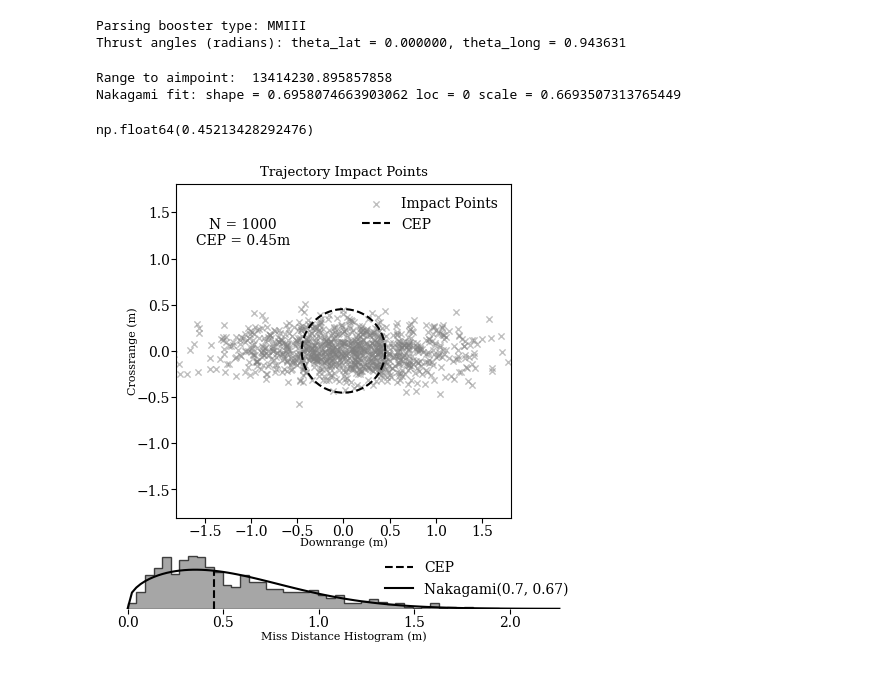
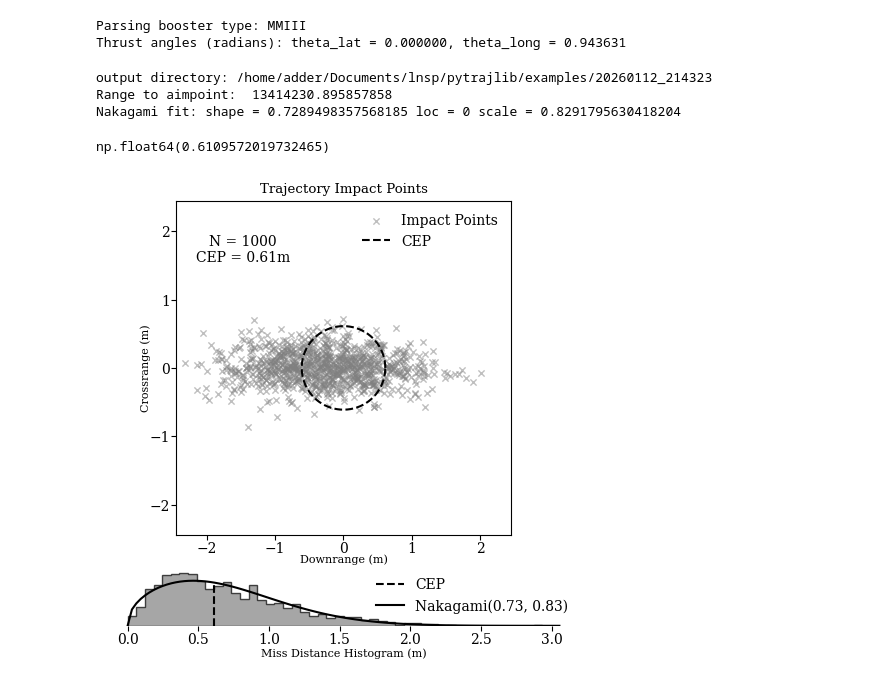
Before and after one commit to lmarthur/pytrajlib, a Jupyter notebook: examples/example.ipynb, the cells around one changed output. Drawn from its saved outputs; the diff is of its cells as text; code cells hidden in the pictures.

```diff
--- a/examples/example.ipynb
+++ b/examples/example.ipynb
@@ -3,36 +3,37 @@ from pytrajlib import plot, simulation
 # %%
 run_params = simulation.get_run_params()
 run_params["num_runs"] = 1000
 run_params["impact_output"] = 0
-run_params["traj_output"] = 0
+run_params["traj_output"] = 2
 run_params["booster_type"] = "mmiii"
-run_params["atm_model"] = 0
+# run_params["atm_model"] = 2
 run_params["rv_maneuv"] = 1
 run_params["rv_type"] = 1
 run_params["gnss_nav"] = 1
 run_params["ins_nav"] = 1
 
-run_params["initial_x_error"] = 0
-run_params["initial_pos_error"] = 0
-run_params["initial_vel_error"] = 0
-run_params["initial_angle_error"] = 0
+# run_params["initial_x_error"] = 0
+# run_params["initial_pos_error"] = 0
+# run_params["initial_vel_error"] = 0
+# run_params["initial_angle_error"] = 0
 # run_params["gyro_noise"] = 0
 
 # run_params["acc_scale_stability"] = 0
 # run_params["acc_scale_stability"] = 1e-6
 # run_params["gyro_bias_stability"] = 0
 # run_params["grav_error"] = 0
 # run_params["gnss_noise"] = 0
 
 
 
 
 impact_data = simulation.run(run_params)
 plot.impact(run_params=run_params, data=impact_data)
 # %% [output]
 Parsing booster type: MMIII
 Thrust angles (radians): theta_lat = 0.000000, theta_long = 0.943631
+output directory: /home/adder/Documents/lnsp/pytrajlib/examples/20260112_214323
 Range to aimpoint:  13414230.895857858
-Nakagami fit: shape = 0.6958074663903062 loc = 0 scale = 0.6693507313765449
+Nakagami fit: shape = 0.7289498357568185 loc = 0 scale = 0.8291795630418204
-np.float64(0.45213428292476)
+np.float64(0.6109572019732465)
-[figure, old version]
+[figure, new version]
```
Also changed, not shown: parts of 2 cells of this notebook, 6 other files.
